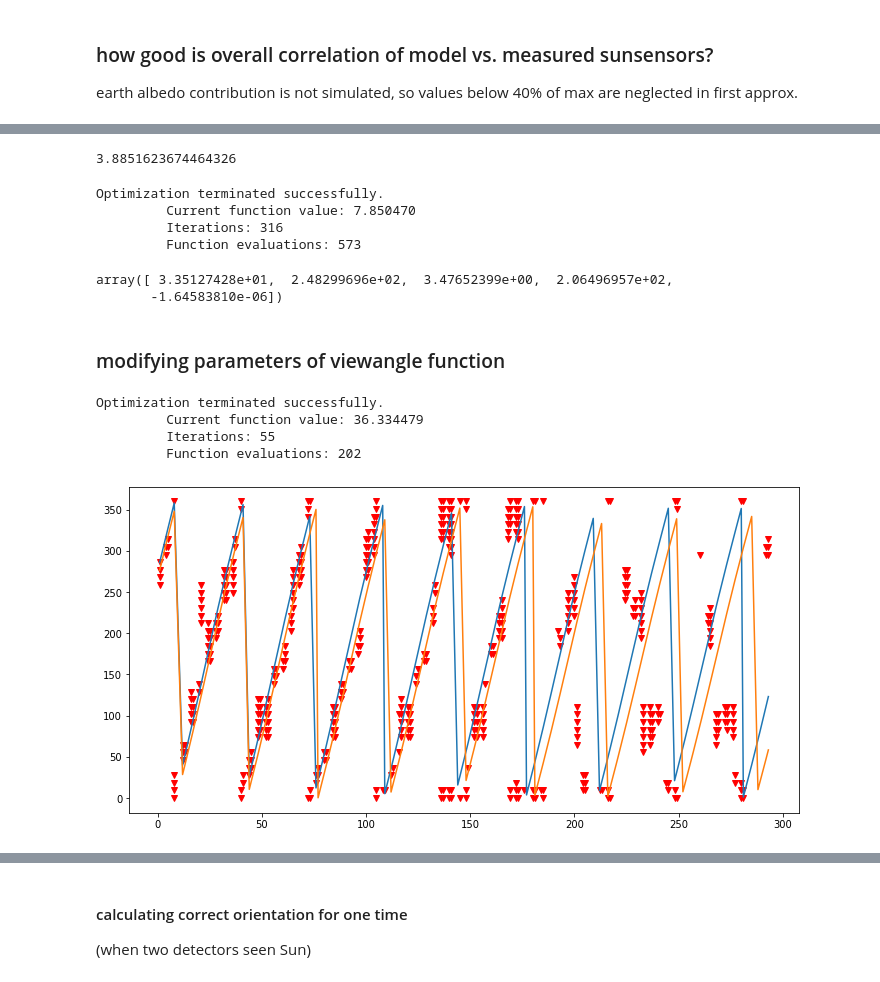
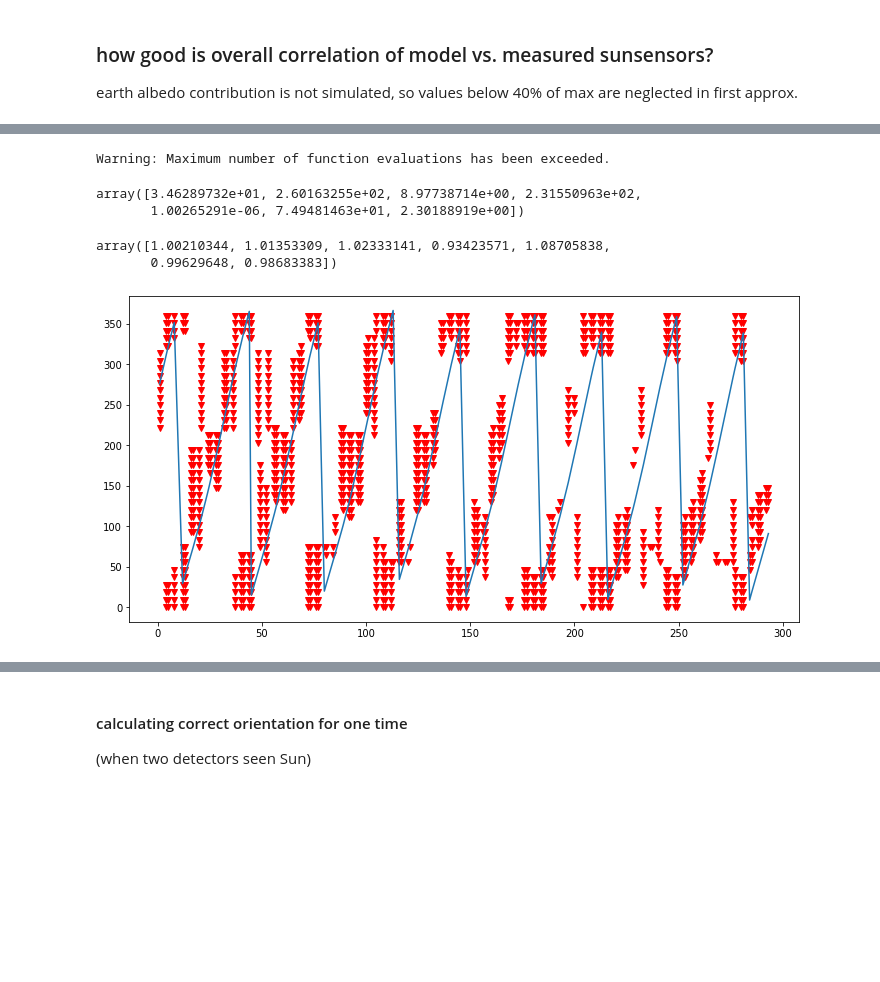
Before and after one commit to limu007/cube, a Jupyter notebook: Attitude_october.ipynb, the cells around one changed output, grey strips where cells are left out. Drawn from its saved outputs; the diff is of its cells as text; code cells hidden in the pictures; blank space fills up the shorter version.

```diff
--- a/Attitude_october.ipynb
+++ b/Attitude_october.ipynb
@@ -920,7 +995,7 @@ def simu_sun(phi,rmatx):
 rep=[]
 for g in range(40,100,2):
     gmang=g
-    rep.append(minfun(pfind))
+    rep.append(minfun(pfinx[:5]))
 pl.plot(range(40,100,2),rep)
 # %% [output]
 [<matplotlib.lines.Line2D at 0x...>]
@@ -1006,66 +1166,30 @@ pfin_start,pfind
-# %%
-#vmin=pairs[pmin]
-pfin1=np.array([pfin[0],pfin[1]*vmin[0],pfin[2]*vmin[1],pfin[3],pfin[4]])
-minfun(pfin1)
-# %% [output]
-3.8851623674464326
 # %%
-op.fmin(minfun,pfind)
+pfinex2=op.fmin(exfun2,pfinx)
+pfinex2
 # %% [output]
-Optimization terminated successfully.
-         Current function value: 7.850470
-         Iterations: 316
-         Function evaluations: 573
+Warning: Maximum number of function evaluations has been exceeded.
-array([ 3.35127428e+01,  2.48299696e+02,  3.47652399e+00,  2.06496957e+02,
-       -1.64583810e-06])
+array([3.46289732e+01, 2.60163255e+02, 8.97738714e+00, 2.31550963e+02,
+       1.00265291e-06, 7.49481463e+01, 2.30188919e+00])
-# %% [markdown]
-### modifying parameters of viewangle function
-# %%
-#imax=len(dt)
-imax=88
-#pfin2=fmin(lambda p:model(*p),pfin)
-pfin2
-
-amp=3e5
-def model2(period,phi0,samp,sphase,accel,mang=75,zex=2.3,rep=0):
-    viewang=lambda ang:(abs(ang)<mang)*(1-(abs(ang)/mang)**zex)*sens_amp
-    def predict_roll2(asun):
-        xp,xm=viewang(np.rad2deg(np.arccos(asun[0]))),viewang(180-np.rad2deg(np.arccos(asun[0])))
-        yp,ym=viewang(np.rad2deg(np.arccos(asun[1]))),viewang(180-np.rad2deg(np.arccos(asun[1])))
-        zm=viewang(180-np.rad2deg(np.arccos(asun[2])))
-        return xp,yp,xm,ym,zm
-    #return model(period,phi0,samp,sphase,accel,predict_roll2)
-    phi_pred=phi_fun(period,phi0,samp,sphase,accel)
-    if rep==1: return phi_pred
-    coefs=[]
-    for i in range(imax):
-        rphi=np.deg2rad(phi_pred[i])
-        awee=np.array([np.cos(angle2[i])*np.ones_like(rphi),np.sin(angle2[i])*np.cos(rphi),np.sin(angle2[i])*np.sin(rphi)])# sun dir in EQ frame
-        asun=aliad[i].T@awee # in body frame
-        simu=np.array(predict_roll2(asun))
-        coefs.append(1-correl(irsens2[:,i],simu))
-
-    return sum(coefs)
-
-pini2=list(pfin2)+[75,2.3]
-#model2(*pini2)
-pfin3=fmin(lambda p:model2(*p),pini2)
-# %% [output]
-Optimization terminated successfully.
-         Current function value: 36.334479
-         Iterations: 55
-         Function evaluations: 202
+# %%
+#exfun2(pfinex2)
+pfinex2/pfinx
+# %% [output]
+array([1.00210344, 1.01353309, 1.02333141, 0.93423571, 1.08705838,
+       0.99629648, 0.98683383])
 # %%
-def plot_match(profs):
+def plot_match(profs,sel=[]):
     pl.figure(figsize=(12,6))
     for i in range(len(dt2)):
         pgood=good_angs[i]
         if len(pgood)>0:
-            pl.plot(dt2[i]*np.ones_like(pgood),pgood,'rv')
+            if i in sel:
+                pl.plot(dt2[i]*np.ones_like(pgood),pgood,'bv')
+            else:
+                pl.plot(dt2[i]*np.ones_like(pgood),pgood,'rv')
         #pl.axvline(dt[i],0,0.5)
     #pl.plot(dt,phi_max,':')
     for p in profs:
         pl.plot(dt2,p)#phi_fun(*p))
-plot_match([model2(*pini2,rep=1),model2(*pfin3,rep=1)])
+plot_match([model2(*pfinex2,rep=1)])
 # %% [output]
-[figure, old version]
+[figure, new version]
```
Also changed, not shown: parts of 85 cells of this notebook, 1 other file.
